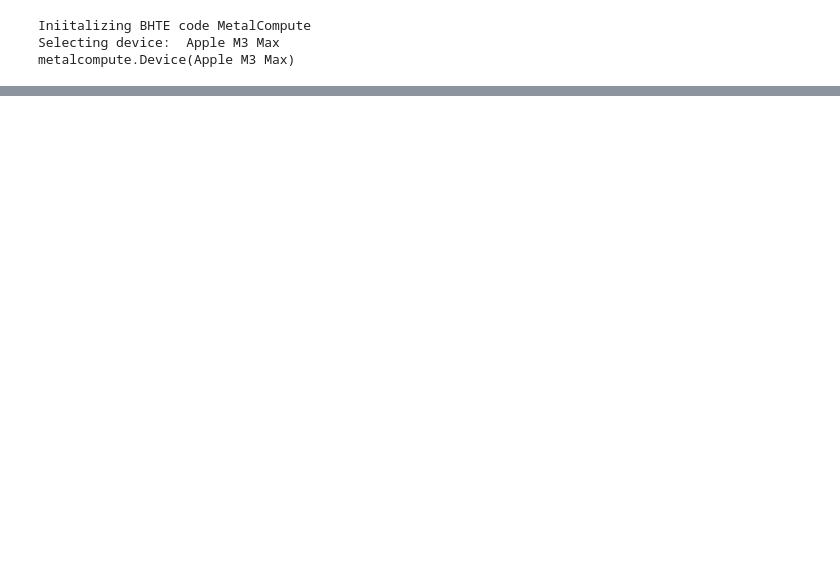
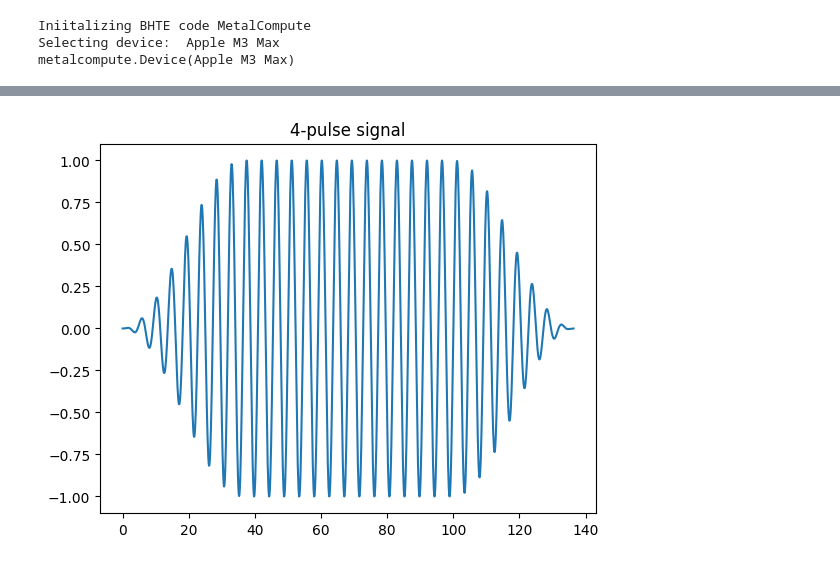
Before and after one commit to ProteusMRIgHIFU/BabelBrain, a Jupyter notebook: TranscranialModeling/TestRayleighExablate.ipynb, the cells around one changed output, grey strips where cells are left out. Drawn from its saved outputs; the diff is of its cells as text; code cells hidden in the pictures; blank space fills up the shorter version.

```diff
--- a/TranscranialModeling/TestRayleighExablate.ipynb
+++ b/TranscranialModeling/TestRayleighExablate.ipynb
@@ -219,0 +227,79 @@ Code block 'Rayleigh cost' took: 0.08622 s
+# %%
+PMLThickness = 12 # grid points for perect matching layer, HIGHLY RECOMMENDED DO NOT CHANGE THIS SIZE
+ReflectionLimit= 1.0000e-05 #reflection parameter for PML, IGHLY RECOMMENDED DO NOT CHANGE THIS VALUE
+
+N1=len(xl)
+N2=len(yl)
+N3=len(zl)
+print('Domain size',N1,N2,N3)
+DimDomain=[xl.max()-xl.min(),yl.max()-yl.min(),zl.max()-zl.min()]
+MediumSOS=1500.0
+MediumDensity=1000.0
+
+MaterialMap=np.zeros((N1,N2,N3),np.uint32) # note the 32 bit size
+MaterialList=np.zeros((1,5)) # one material in this examples
+MaterialList[0,0]=MediumDensity # water density
+MaterialList[0,1]=MediumSOS # water SoS
+
+
+TemporalStep,_,_, _, _,_,_,_,_,_=PModel.CalculateMatricesForPropagation(MaterialMap,MaterialList,Frequency,1,Step,0.5)
+
+print('"ideal" TemporalStep',TemporalStep)
+
+#now we make it to be an integer division of the period
+PPP=np.ceil(1/Frequency/TemporalStep)
+#we add to catch the weird case it ends in large prime number, to avoid having a sensor that needs so many points
+if PPP==31:
+    PPP=32
+elif PPP==34:
+    PPP=35
+elif PPP==23:
+    PPP=24
+elif PPP==71:
+    PPP=72
+elif PPP==74:
+    PPP=75
+elif PPP==79:
+    PPP=80
+elif PPP==47:
+    PPP=48
+elif PPP %5 !=0:
+    PPP=(PPP//5 +1)*5
+
+print('PPP',PPP)
+
+TemporalStep=1/Frequency/PPP # we make it an integer of the period
+
+TimeSimulation=np.sqrt(DimDomain[0]**2+DimDomain[1]**2+DimDomain[2]**2)/MediumSOS #time to cross one corner to another
+
+
+LengthSource=30.0/Frequency #we will use 4 pulses
+TimeVectorSource=np.arange(0,LengthSource+TemporalStep,TemporalStep)
+
+ramp_length=8
+ramp_length_points = int(np.round(ramp_length/Frequency/TemporalStep))
+ramp_axis =np.arange(0,np.pi,np.pi/ramp_length_points)
+
+# create ramp using a shifted cosine
+ramp = (-np.cos(ramp_axis) + 1) * 0.5
+ramp_length_points=len(ramp)
+
+PulseSource = np.sin(2*np.pi*Frequency*TimeVectorSource)
+PulseSource[:int(ramp_length_points)]*=ramp
+PulseSource[-int(ramp_length_points):]*=np.flip(ramp)
+
+#note we need expressively to arrange the data in a 2D array
+PulseSource=np.reshape(PulseSource,(1,len(TimeVectorSource)))
+PulseSource=np.repeat(PulseSource,TxHighRes['NumberElems'],axis=0)
+SensorMap=np.zeros((N1,N2,N3),np.uint32)
+SensorMap[N1//2,N2//2,PMLThickness:-PMLThickness]=1
+
+plt.close('all')
+
+plt.figure()
+plt.plot(TimeVectorSource*1e6,PulseSource[0,:])
+plt.title('4-pulse signal')
+
+plt.figure()
+plt.imshow(SensorMap[:,N2//2,:].T,cmap=plt.cm.gray)
+# %% [output]
@@ -219,0 +316 @@ Code block 'Rayleigh cost' took: 0.08622 s
+[figure, added]
```
Also changed, not shown: parts of 28 cells of this notebook, 14 other files.
